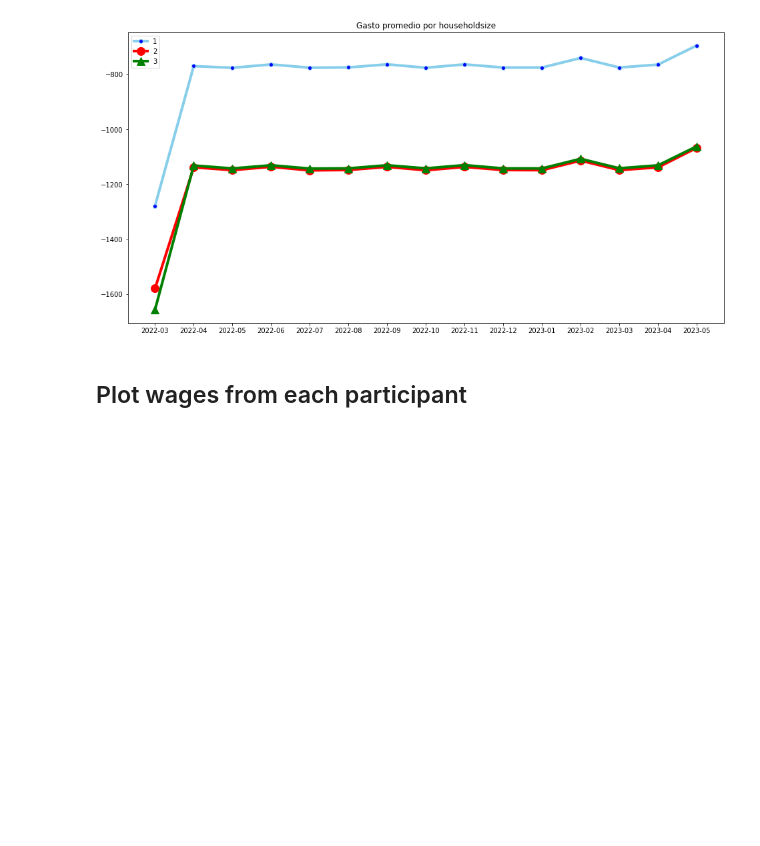
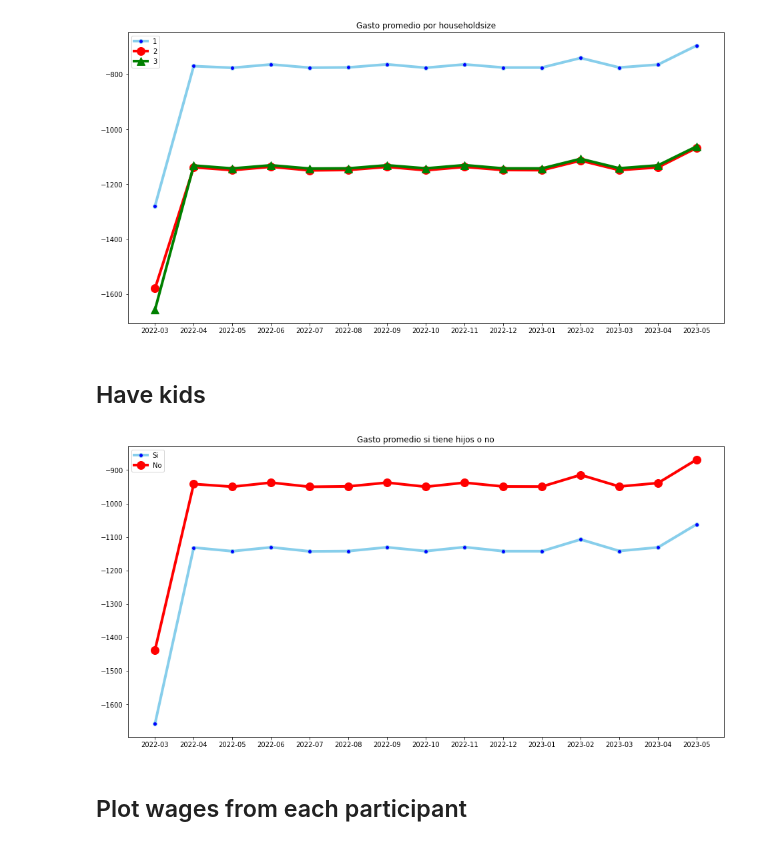
Before and after one commit to blukitas/Viz_2022_Grupo_4, a Jupyter notebook: docker/Notebooks/02.wage_cohort_over_time.ipynb, the cells around one changed output. Saved outputs shown, nothing was run; the diff lists cells and outputs as text; code cells hidden in the pictures; blank space fills up the shorter version.

Commit message:
fix title

```diff
--- a/docker/Notebooks/02.wage_cohort_over_time.ipynb
+++ b/docker/Notebooks/02.wage_cohort_over_time.ipynb
@@ -547,6 +547,56 @@ ax.legend(["1", "2", "3"])
 plt.show()
 # %% [output]
 [figure]
+# %% [markdown]
+## Have kids
+# %%
+SQL = """select
+	"month",
+	havekids,
+	ROUND(avg(wage_amt)::numeric, 2) as avg_wage_amt,
+	ROUND(avg(food_amt)::numeric, 2) as avg_food_amt,
+	ROUND(avg(education_amt)::numeric, 2) as avg_education_amt,
+	ROUND(avg(shelter_amt)::numeric, 2) as avg_shelter_amt,
+	ROUND(avg(earning_amt)::numeric, 2) as avg_earning_amt,
+	ROUND(avg(spend_amt)::numeric, 2) as avg_spend_amt,
+	ROUND(avg(balance_amt)::numeric, 2) as avg_balance_amt
+from
+	vo_monthly_wage_cohorts vmwc
+group by 1,2
+order by 1,4
+"""
+# %%
+df = pd.read_sql(SQL, engine)
+# %%
+fig, ax = plt.subplots(figsize=(16, 8))
+# figure(figsize=(20, 10), dpi=80)
+
+# multiple line plots
+ax.plot(
+    "month",
+    "avg_spend_amt",
+    data=df[df.havekids == 1],
+    marker=".",
+    markerfacecolor="blue",
+    markersize=12,
+    color="skyblue",
+    linewidth=4,
+)
+ax.plot(
+    "month",
+    "avg_spend_amt",
+    data=df[df.havekids == 0],
+    marker="o",
+    markerfacecolor="red",
+    markersize=12,
+    color="red",
+    linewidth=4,
+)
+ax.set_title("Gasto promedio si tiene hijos o no")
+ax.legend(["Si", "No"])
+plt.show()
+# %% [output]
+[figure, added]
 # %% [markdown]
 ## Plot wages from each participant
 # %%
```
Also changed, not shown: parts of 3 cells of this notebook.
